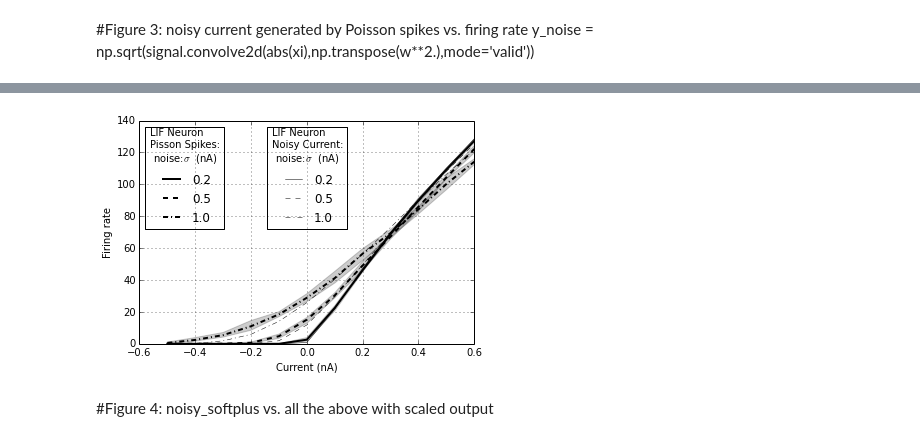
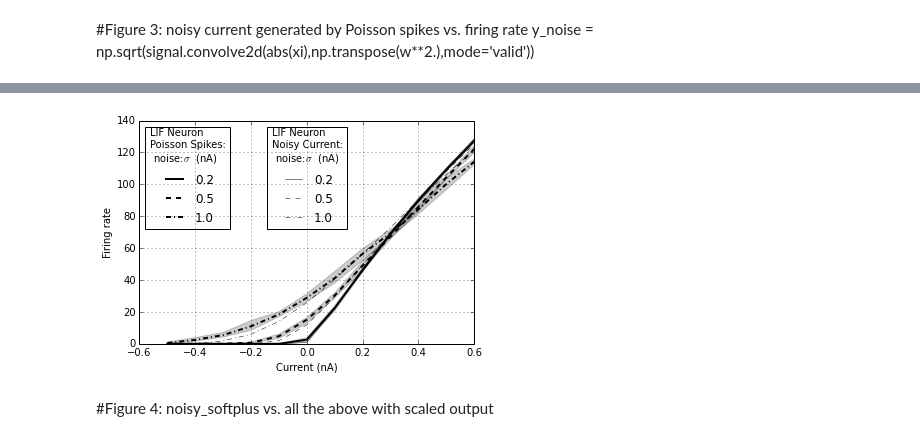
Before and after one commit to qian-liu/iconip2016, a Jupyter notebook: code/figure.ipynb, the cells around one changed output, grey strips where cells are left out. Drawn from its saved outputs; the diff is of its cells as text; code cells hidden in the pictures.

```diff
--- a/code/figure.ipynb
+++ b/code/figure.ipynb
@@ -239,26 +236,26 @@ with open('rate3.pickle') as f:
 # %%
 fig = plt.figure()
 ax = fig.add_subplot(111)
 
 for i in range(rate_mean.shape[1]):
     baseline, = ax.plot(current, rate_mean3[:,i], linewidth=2, label='%.1f'%sigma[i] )
     ax.fill_between(current, rate_min3[:,i], rate_max3[:,i], facecolor='k', alpha=0.2, interpolate=True)
     #ax.plot(x,y[:,i],linewidth=0.5, color=baseline.get_color(), label='Physics%.1f'%sigma[i])
     ax.plot(current, rate_mean[:,i], color=baseline.get_color(),linewidth=0.5, label='%.1f'%sigma[i] )
 ax.legend(title='tau_sym=1ms',loc='upper left')
 ax.grid('on')
 ax.set_xlabel('Current (nA)')
 ax.set_ylabel('Firing rate')
 ax.set_ylim((0,140))
 plt.grid('on')
 setFigLinesBW(fig)
 handles, labels = ax.get_legend_handles_labels()
-first_legend = ax.legend(handles[0:6:2], labels[0:6:2], title='LIF Neuron\nPisson Spikes:\n noise:$\sigma$  (nA)',loc='upper left',ncol=1)
+first_legend = ax.legend(handles[0:6:2], labels[0:6:2], title='LIF Neuron\nPoisson Spikes:\n noise:$\sigma$  (nA)',loc='upper left',ncol=1)
 second_legend = ax.legend(handles[1:6:2], labels[1:6:2], title='LIF Neuron\nNoisy Current:\n noise:$\sigma$  (nA)',loc='upper center',ncol=1)
 ax.add_artist(first_legend)
 plt.savefig('pic/3-1.pdf')
 # %% [output]
-[figure, old version]
+[figure, new version]
 # %%
 # curve = plt.plot(current, rate_mean3, linewidth=2)
 # for i in range(len(curve)):
```
Also changed, not shown: parts of 7 cells of this notebook, 53 other files.
